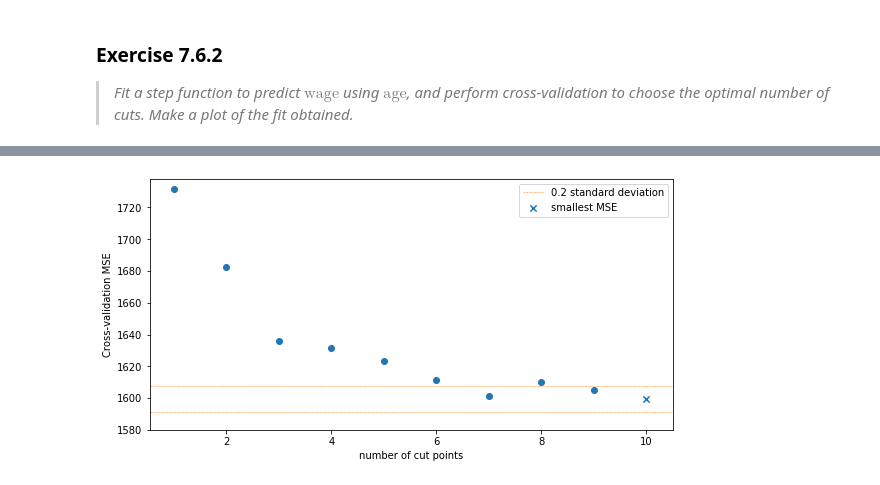
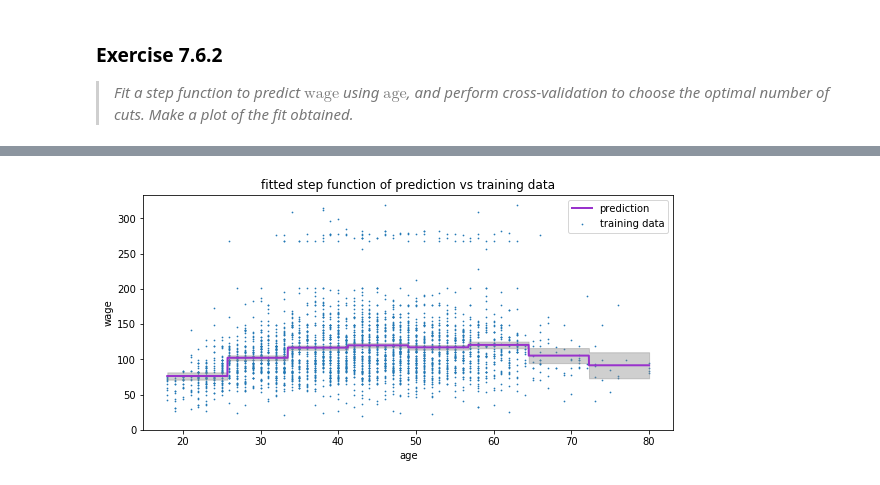
Before and after one commit to HerrBroekman/Python-solutions-for-An-Introduction-to-Statistical-Learning, a Jupyter notebook: Chapter7/Exercise06/7_6.ipynb, the cells around one changed output, grey strips where cells are left out. Drawn from its saved outputs; the diff is of its cells as text; code cells hidden in the pictures.

Commit message:
Created stepFunctionChooseOptimalCuts() and plotFittedStepFunction() and used them in Exercise 7.6.

```diff
--- a/Chapter7/Exercise06/7_6.ipynb
+++ b/Chapter7/Exercise06/7_6.ipynb
@@ -144,64 +148,5 @@ df_anova
 # %%
-df_x = df_x[['age^1']]
-df_x = df_x.rename(columns={'age^1': 'age'})
+plotFittedStepFunction(df_x[['age^1']].rename(columns={'age^1': 'age'}),
+                       df_y, cuts_best=7)
+# %% [output]
+[figure, added]
-# %%
-results = {}
-
-for no_bins in range(2, 12):
-    MSE = 0
-    counter = 0
-    for train_index, test_index in loocv.split(df_x):
-        df_x_train, df_x_test = df_x.iloc[train_index], df_x.iloc[test_index]
-        df_y_train, df_y_test = df_y.iloc[train_index], df_y.iloc[test_index]
-
-        df_cut_train, bins_train = pd.cut(df_x_train['age'], bins=no_bins, retbins=True, right=False)
-        df_steps_train = pd.concat([df_x_train, df_cut_train, df_y_train], axis=1)
-        df_steps_train.columns = ['age', 'age_cuts', 'wage']
-
-        # Create dummy variables for the age groups
-        df_steps_dummies_train = pd.get_dummies(df_steps_train['age_cuts'])
-        # delete first column (see footnote on page 269 of 'An Introduction to Statistical Learning')
-        df_steps_dummies_train = df_steps_dummies_train.drop(df_steps_dummies_train.columns[0], axis=1)
-        df_steps_dummies_train = sm.add_constant(df_steps_dummies_train)
-
-        fitted = sm.GLM(df_y_train, df_steps_dummies_train).fit()
-
-        # Put the test data in the same bins as the training data.
-        bin_mapping_test = str(np.digitize(df_x_test, bins_train)[0, 0])
-        # start range from 2 because we ignore the first column (see footnote on page 269 of 'An Introduction to Statistical Learning')
-        df_x_test2 = pd.DataFrame({str(i): [0] for i in range(2, no_bins + 1)})
-        df_x_test2.insert(0, 'Intercept', 1)
-        if bin_mapping_test != '1':
-            # if bin_mapping_test == '1', then the value is put in the first bin, that we ignore (see footnote on page 269 of 'An Introduction to Statistical Learning')
-            # because when bin_mapping_test == '1', equation (7.5) on page 269 reduces to:
-            # y_i = \beta_0
-            # so this case is already absorbed in the intercept, and we can safely ignore it
-            assert bin_mapping_test in df_x_test2.columns, f'bin_mapping_test = {bin_mapping_test}, df_x_test.iloc[0, 0 = {df_x_test.iloc[0, 0]} and df_x_test2.columns = {df_x_test2.columns}'
-            df_x_test2[bin_mapping_test] = 1
-
-        sr_Y_pred = fitted.predict(df_x_test2)
-        MSE += (df_y_test.iloc[0, 0] - sr_Y_pred.iloc[0])**2
-
-    cuts = no_bins - 1
-    results[cuts] = MSE / n
-
-cuts_lst = list(results.keys())
-MSE_lst = list(results.values())
-std_dev = np.std(MSE_lst)
-min_mse = min(results, key=results.get)
-min_val = results[min_mse]
-cuts_lst.remove(min_mse)  # we plot these 'best results' with a different marker
-MSE_lst.remove(min_val)  # we plot these 'best results' with a different marker
-
-numberOfSubplots = 1
-fig, ax1 = plt.subplots(1, numberOfSubplots, constrained_layout=True, figsize=(8*numberOfSubplots, 4))
-_ = ax1.scatter(cuts_lst, MSE_lst)
-_ = ax1.scatter(min_mse, min_val, marker='x', s=40, c=plt.rcParams['axes.prop_cycle'].by_key()['color'][0], label='smallest MSE')
-_ = ax1.axhline(y=min_val - 0.2*std_dev, linestyle='dashed', linewidth=0.5, c=plt.rcParams['axes.prop_cycle'].by_key()['color'][1], label='0.2 standard deviation')
-_ = ax1.axhline(y=min_val + 0.2*std_dev, linestyle='dashed', linewidth=0.5, c=plt.rcParams['axes.prop_cycle'].by_key()['color'][1])
-_ = ax1.set_xlabel(r'number of cut points')
-_ = ax1.set_ylabel('Cross-validation MSE')
-_ = ax1.legend()
-_ = ax1.set_ylim(ymin = 1580)
-# %% [output]
-[figure, removed]
```
Also changed, not shown: parts of 2 cells of this notebook, 1 other file.
